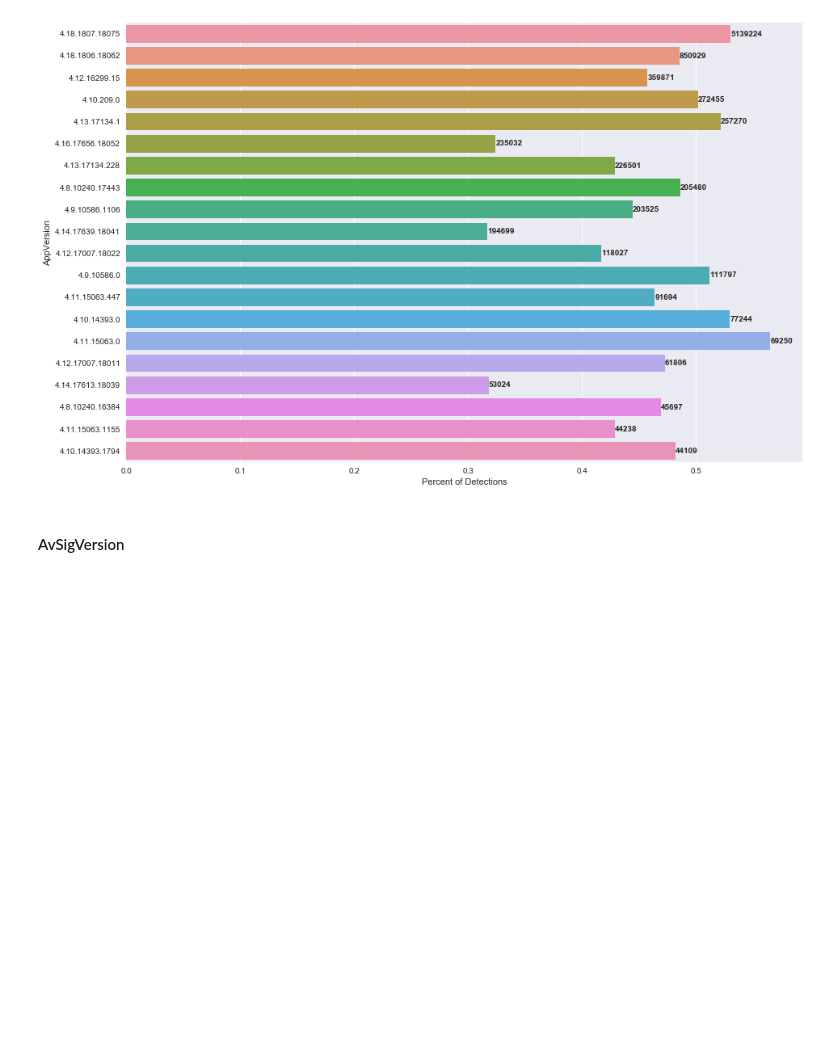
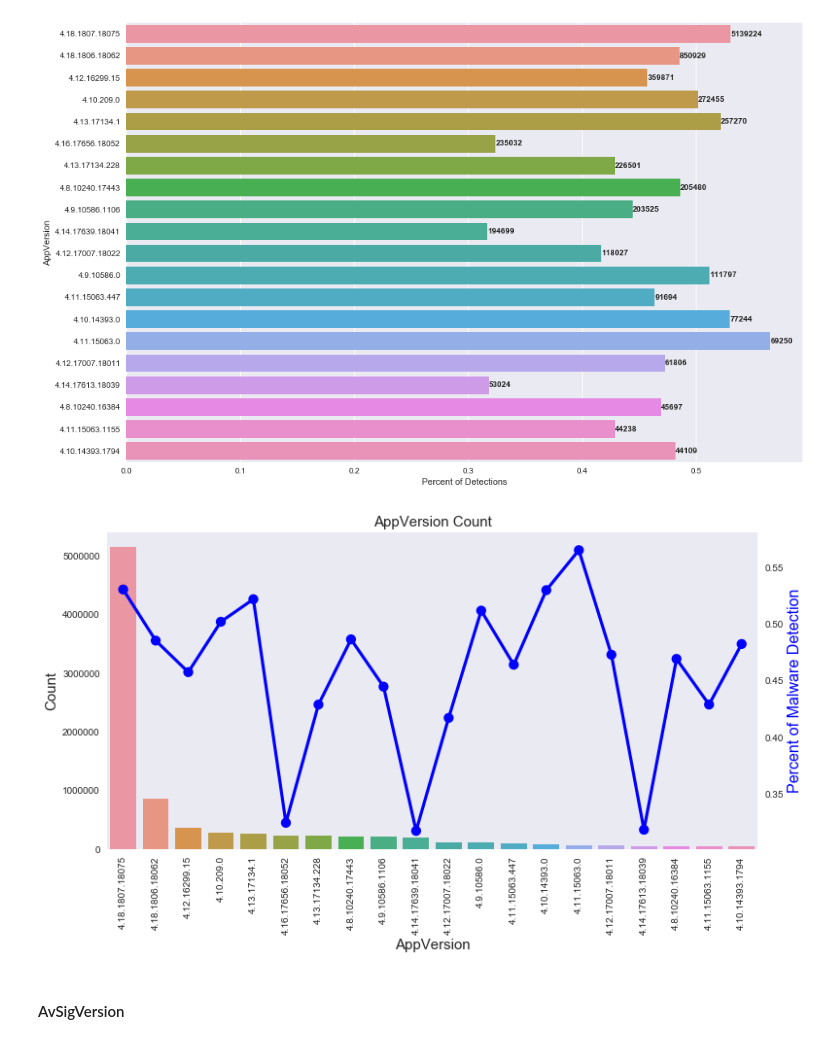
Before and after one commit to jacquelineguo/DS_Capstone_2, a Jupyter notebook: Capstone_Project_Microsoft_Malware_Prediction.ipynb, the cells around one changed output. Cells and saved outputs as stored; diff of their text form; code cells hidden in the pictures; blank space fills up the shorter version.

```diff
--- a/Capstone_Project_Microsoft_Malware_Prediction.ipynb
+++ b/Capstone_Project_Microsoft_Malware_Prediction.ipynb
@@ -337,6 +347,10 @@ col = cat_features[2]
 plot_category_percent_of_target(col)
 # %% [output]
 [figure]
+# %%
+plot_category_bar_with_percent_line(cat_features[2])
+# %% [output]
+[figure, added]
 # %% [markdown]
 #### AvSigVersion
 # %%
```
Also changed, not shown: parts of 10 cells of this notebook, 1 other file.
